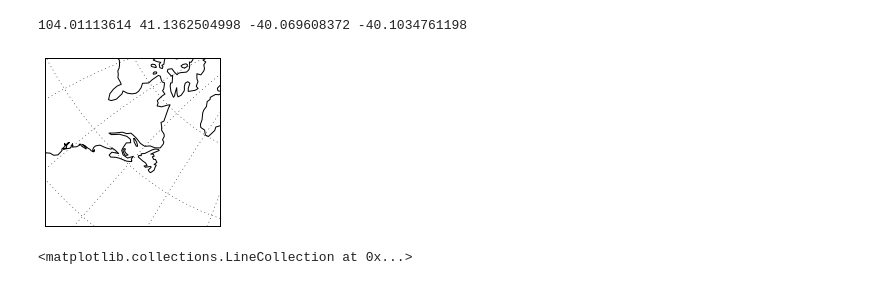
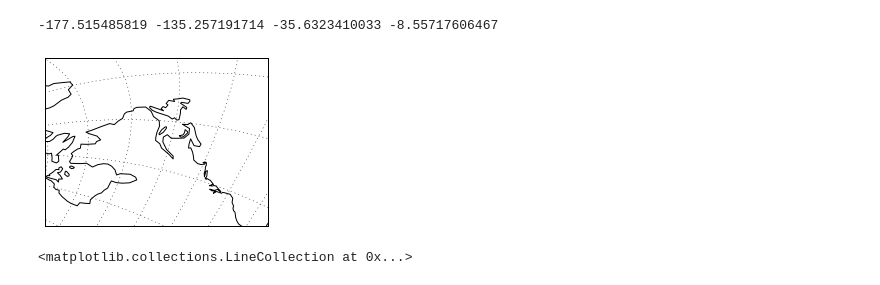
Before and after one commit to guziy/PyNotebooks, a Jupyter notebook: cartopy_compare_with_basemap.ipynb, the cells around one changed output. Drawn from its saved outputs; the diff is of its cells as text; code cells hidden in the pictures.

```diff
--- a/cartopy_compare_with_basemap.ipynb
+++ b/cartopy_compare_with_basemap.ipynb
@@ -14,29 +14,29 @@ bmap_params = {'llcrnrlat': 39.004303137858841,
 # %%
 #Cartopy
 
 import matplotlib.pyplot as plt
 import cartopy.crs as ccrs
-plt.figure(figsize=(6.92280629527, 3))
+plt.figure(figsize=(6, 3))
 
 
-rpole_crs = ccrs.RotatedPole(pole_longitude=bmap_params["o_lon_p"],
-                             pole_latitude=bmap_params["o_lat_p"],
-                             central_rotated_longitude=bmap_params["lon_0"])
+rpole_crs = ccrs.RotatedPole(pole_longitude=bmap_params["o_lon_p"] + 180,
+                             pole_latitude=bmap_params["o_lat_p"])
 
 ax = plt.axes(projection=rpole_crs)
 ax.coastlines(resolution='110m')
+
 ax.gridlines()
 #ax.set_extent()
 xll, yll = rpole_crs.transform_point(bmap_params["llcrnrlat"], bmap_params["llcrnrlon"], ccrs.Geodetic())
 xur, yur = rpole_crs.transform_point(bmap_params["urcrnrlat"], bmap_params["urcrnrlon"], ccrs.Geodetic())
 #ax.set_extent([xll, xur, yll, yur], crs=rpole_crs)
 
 ax.set_extent([bmap_params[key] for key in ['llcrnrlon', 'urcrnrlon', 'llcrnrlat', 'urcrnrlat']])
 
 print xll, xur, yll, yur
 # %% [output]
-104.01113614 41.1362504998 -40.069608372 -40.1034761198
+-177.515485819 -135.257191714 -35.6323410033 -8.55717606467
-[figure, old version]
+[figure, new version]
 # %%
 # Basemap
 from mpl_toolkits.basemap import Basemap
```
Also changed, not shown: parts of 1 cell of this notebook.
